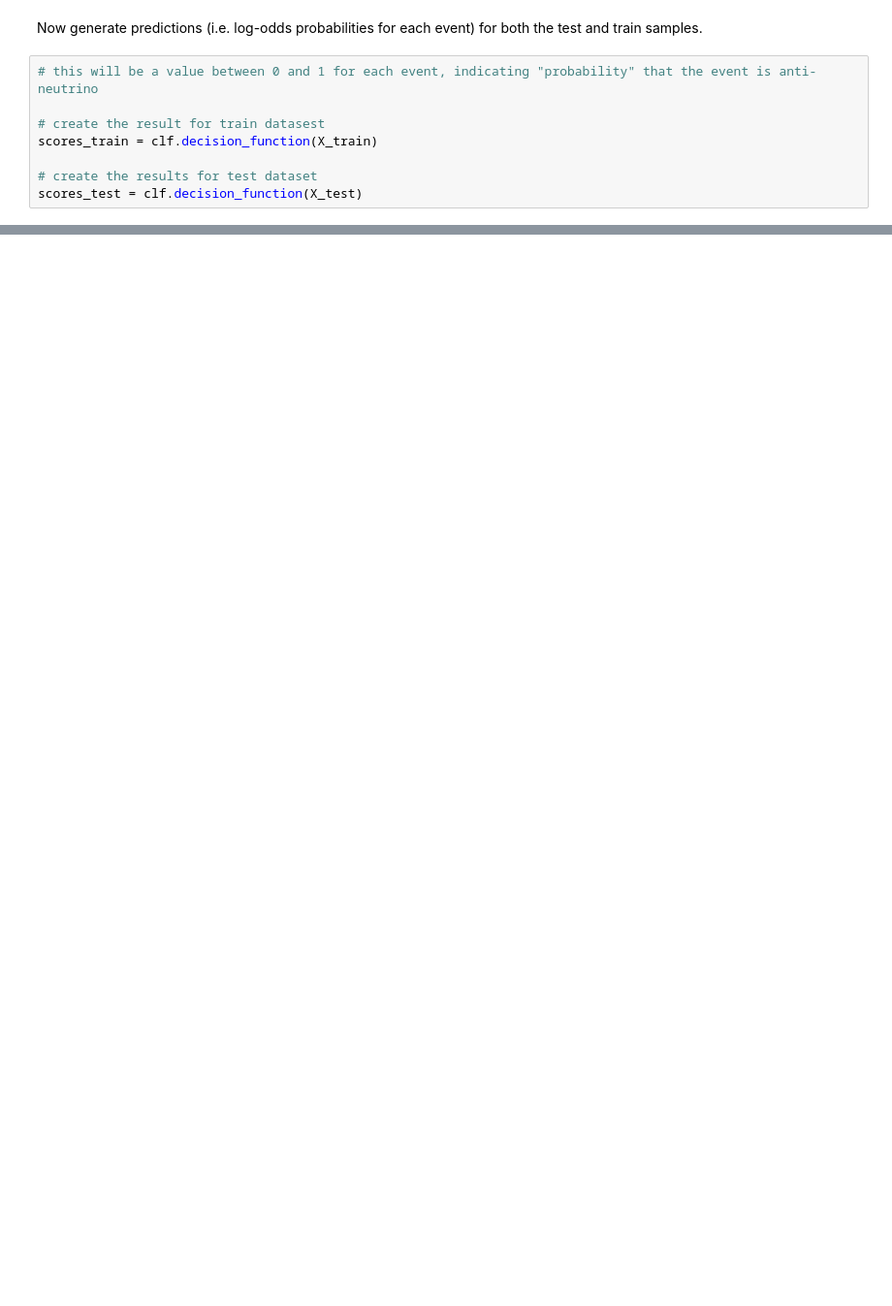
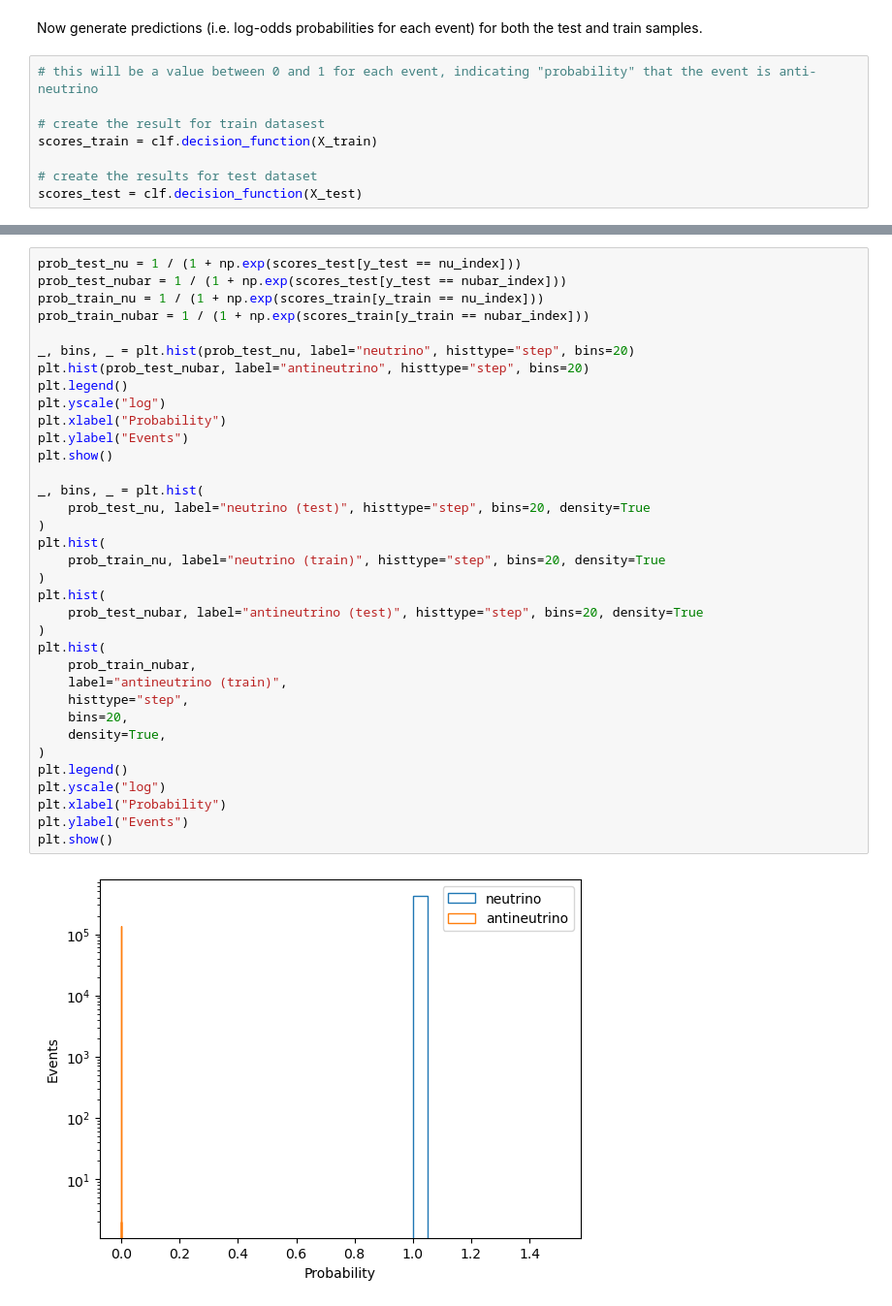
Before and after one commit to bristol-dune/atmospherics-tools, a Jupyter notebook: fast-osc-feedback/BDT-Skeleton.ipynb, the cells around one changed output, grey strips where cells are left out. Shown at 97% size. Drawn from its saved outputs; the diff is of its cells as text; blank space fills up the shorter version.

```diff
--- a/fast-osc-feedback/BDT-Skeleton.ipynb
+++ b/fast-osc-feedback/BDT-Skeleton.ipynb
@@ -169,0 +151,37 @@ plt.show()
+# %%
+prob_test_nu = 1 / (1 + np.exp(scores_test[y_test == nu_index]))
+prob_test_nubar = 1 / (1 + np.exp(scores_test[y_test == nubar_index]))
+prob_train_nu = 1 / (1 + np.exp(scores_train[y_train == nu_index]))
+prob_train_nubar = 1 / (1 + np.exp(scores_train[y_train == nubar_index]))
+
+_, bins, _ = plt.hist(prob_test_nu, label="neutrino", histtype="step", bins=20)
+plt.hist(prob_test_nubar, label="antineutrino", histtype="step", bins=20)
+plt.legend()
+plt.yscale("log")
+plt.xlabel("Probability")
+plt.ylabel("Events")
+plt.show()
+
+_, bins, _ = plt.hist(
+    prob_test_nu, label="neutrino (test)", histtype="step", bins=20, density=True
+)
+plt.hist(
+    prob_train_nu, label="neutrino (train)", histtype="step", bins=20, density=True
+)
+plt.hist(
+    prob_test_nubar, label="antineutrino (test)", histtype="step", bins=20, density=True
+)
+plt.hist(
+    prob_train_nubar,
+    label="antineutrino (train)",
+    histtype="step",
+    bins=20,
+    density=True,
+)
+plt.legend()
+plt.yscale("log")
+plt.xlabel("Probability")
+plt.ylabel("Events")
+plt.show()
+# %% [output]
+[figure, added]
```
Also changed, not shown: parts of 11 cells of this notebook.
